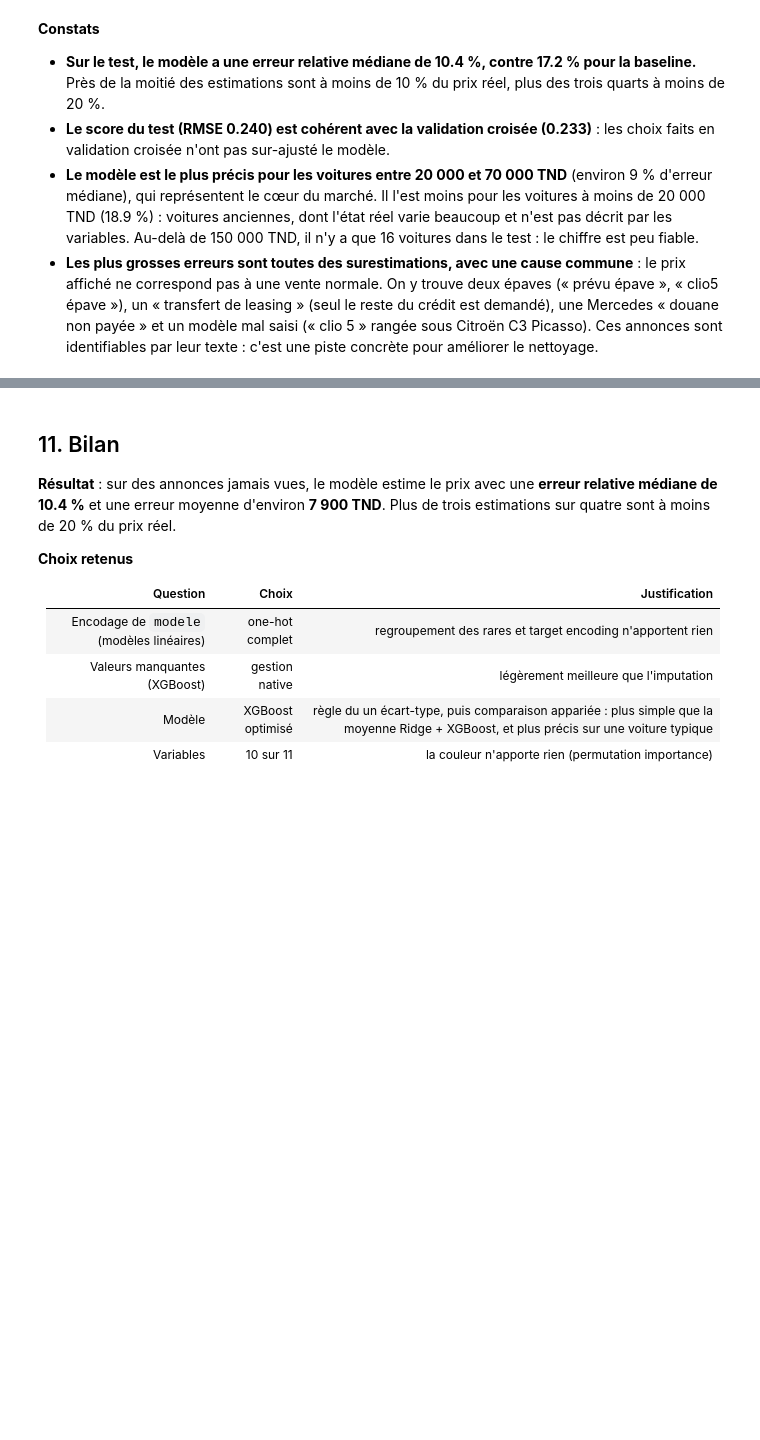
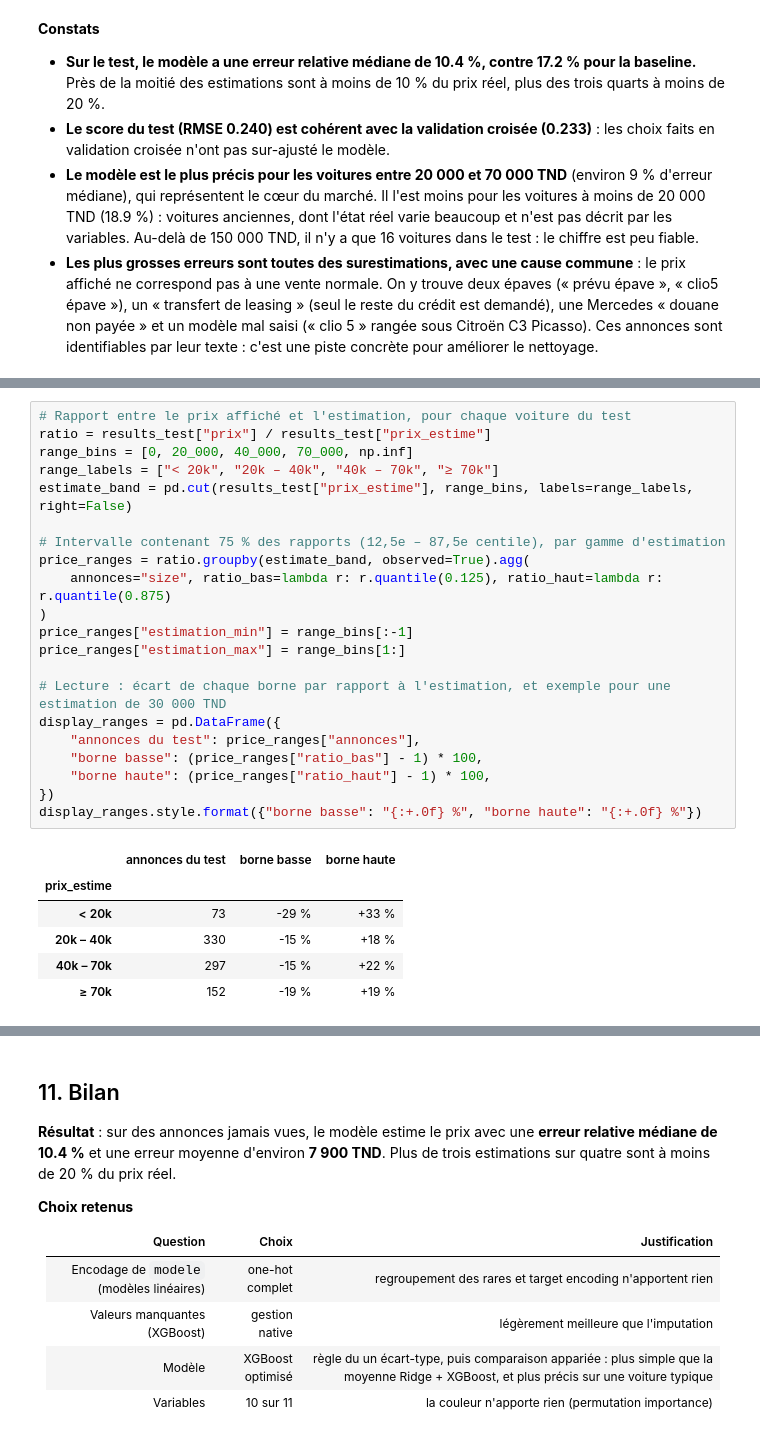
Before and after one commit to abdelhedy/CarFair-TN, a Jupyter notebook: notebooks/03_modeling.ipynb, the cells around one changed output, grey strips where cells are left out. Saved outputs shown, nothing was run; the diff lists cells and outputs as text; blank space fills up the shorter version.

Commit message:
Fourchette de prix « 3 cas sur 4 » calculée sur le jeu de test et ajoutée aux métadonnées

```diff
--- a/notebooks/03_modeling.ipynb
+++ b/notebooks/03_modeling.ipynb
@@ -738,0 +751,28 @@ worst[["titre", "marque", "modele", "annee", "kilometrage", "prix", "prix_estime
+# %%
+# Rapport entre le prix affiché et l'estimation, pour chaque voiture du test
+ratio = results_test["prix"] / results_test["prix_estime"]
+range_bins = [0, 20_000, 40_000, 70_000, np.inf]
+range_labels = ["< 20k", "20k – 40k", "40k – 70k", "≥ 70k"]
+estimate_band = pd.cut(results_test["prix_estime"], range_bins, labels=range_labels, right=False)
+
+# Intervalle contenant 75 % des rapports (12,5e – 87,5e centile), par gamme d'estimation
+price_ranges = ratio.groupby(estimate_band, observed=True).agg(
+    annonces="size", ratio_bas=lambda r: r.quantile(0.125), ratio_haut=lambda r: r.quantile(0.875)
+)
+price_ranges["estimation_min"] = range_bins[:-1]
+price_ranges["estimation_max"] = range_bins[1:]
+
+# Lecture : écart de chaque borne par rapport à l'estimation, et exemple pour une estimation de 30 000 TND
+display_ranges = pd.DataFrame({
+    "annonces du test": price_ranges["annonces"],
+    "borne basse": (price_ranges["ratio_bas"] - 1) * 100,
+    "borne haute": (price_ranges["ratio_haut"] - 1) * 100,
+})
+display_ranges.style.format({"borne basse": "{:+.0f} %", "borne haute": "{:+.0f} %"})
+# %% [output]
+|  | annonces du test | borne basse | borne haute |
+| prix_estime |  |  |  |
+| < 20k | 73 | -29 % | +33 % |
+| 20k – 40k | 330 | -15 % | +18 % |
+| 40k – 70k | 297 | -15 % | +22 % |
+| ≥ 70k | 152 | -19 % | +19 % |
```
Also changed, not shown: parts of 4 cells of this notebook, 1 other file.
